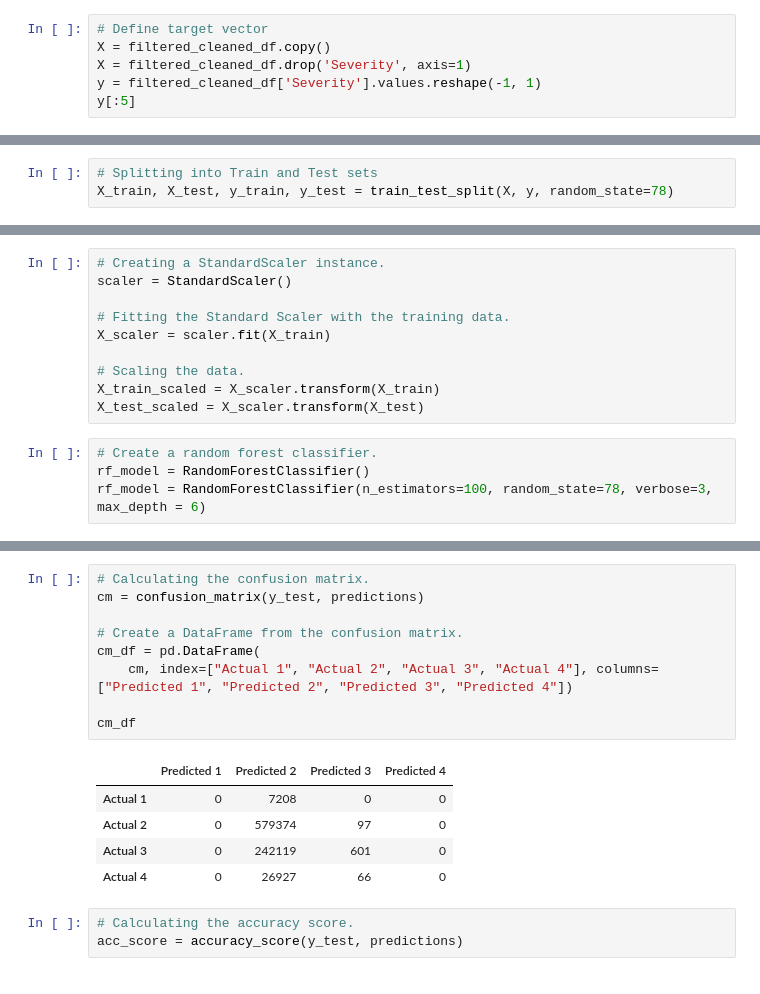
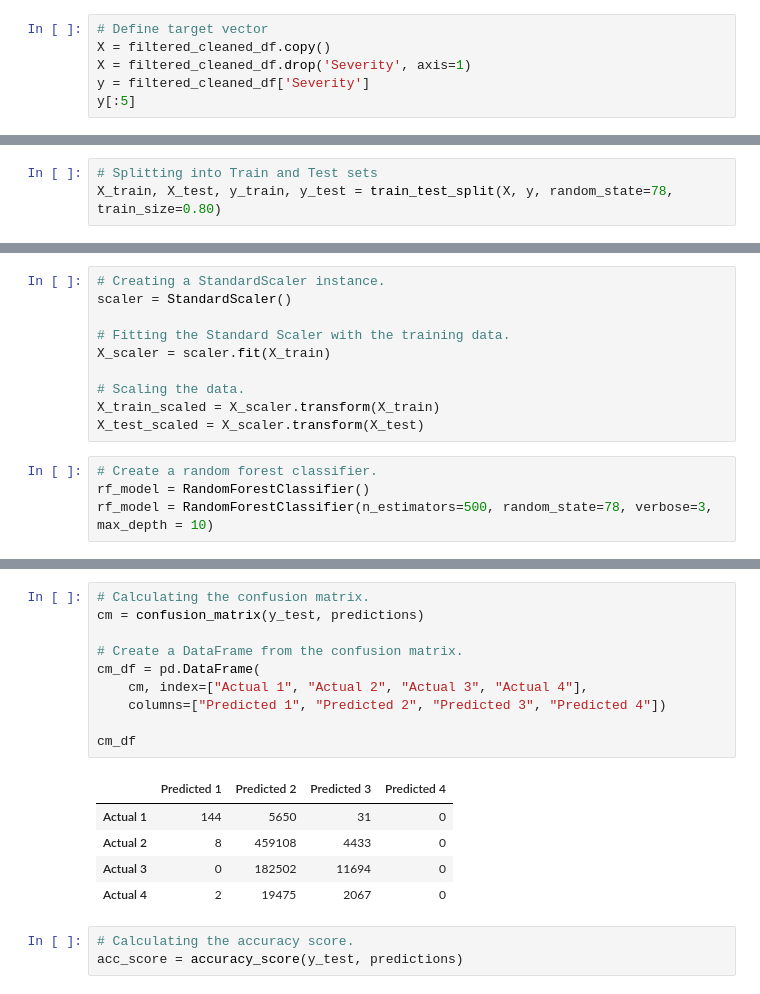
Before and after one commit to rlau929/final, a Jupyter notebook: Machine_Learning.ipynb, the cells around one changed output, grey strips where cells are left out. Saved outputs shown, nothing was run; the diff lists cells and outputs as text.

```diff
--- a/Machine_Learning.ipynb
+++ b/Machine_Learning.ipynb
@@ -49,6 +49,6 @@ filtered_cleaned_df = cleaned_df.drop(['Country'], axis=1)
 # Define target vector
 X = filtered_cleaned_df.copy()
 X = filtered_cleaned_df.drop('Severity', axis=1)
-y = filtered_cleaned_df['Severity'].values.reshape(-1, 1)
+y = filtered_cleaned_df['Severity']
 y[:5]
 # %% [output]
@@ -98,7 +99,7 @@ X.head()
 5 rows × 229 columns
 # %%
 # Splitting into Train and Test sets
-X_train, X_test, y_train, y_test = train_test_split(X, y, random_state=78)
+X_train, X_test, y_train, y_test = train_test_split(X, y, random_state=78, train_size=0.80)
 # %%
 print(X_train.shape)
 print(X_test.shape)
@@ -122,7 +123,7 @@ X_test_scaled = X_scaler.transform(X_test)
 # %%
 # Create a random forest classifier.
 rf_model = RandomForestClassifier()
-rf_model = RandomForestClassifier(n_estimators=100, random_state=78, verbose=3, max_depth = 6)
+rf_model = RandomForestClassifier(n_estimators=500, random_state=78, verbose=3, max_depth = 10)
 # %%
 # Fitting the model
 rf_model = rf_model.fit(X_train_scaled, y_train)
@@ -163,18 +164,19 @@ array([2, 2, 2, ..., 2, 2, 2], dtype=int64)
 # %%
 # Calculating the confusion matrix.
 cm = confusion_matrix(y_test, predictions)
 
 # Create a DataFrame from the confusion matrix.
 cm_df = pd.DataFrame(
-    cm, index=["Actual 1", "Actual 2", "Actual 3", "Actual 4"], columns=["Predicted 1", "Predicted 2", "Predicted 3", "Predicted 4"])
+    cm, index=["Actual 1", "Actual 2", "Actual 3", "Actual 4"],
+    columns=["Predicted 1", "Predicted 2", "Predicted 3", "Predicted 4"])
 
 cm_df
 # %% [output]
 |  | Predicted 1 | Predicted 2 | Predicted 3 | Predicted 4 |
-| Actual 1 | 0 | 7208 | 0 | 0 |
-| Actual 2 | 0 | 579374 | 97 | 0 |
-| Actual 3 | 0 | 242119 | 601 | 0 |
-| Actual 4 | 0 | 26927 | 66 | 0 |
+| Actual 1 | 144 | 5650 | 31 | 0 |
+| Actual 2 | 8 | 459108 | 4433 | 0 |
+| Actual 3 | 0 | 182502 | 11694 | 0 |
+| Actual 4 | 2 | 19475 | 2067 | 0 |
 # %%
 # Calculating the accuracy score.
 acc_score = accuracy_score(y_test, predictions)
```
Also changed, not shown: parts of 8 cells of this notebook.
